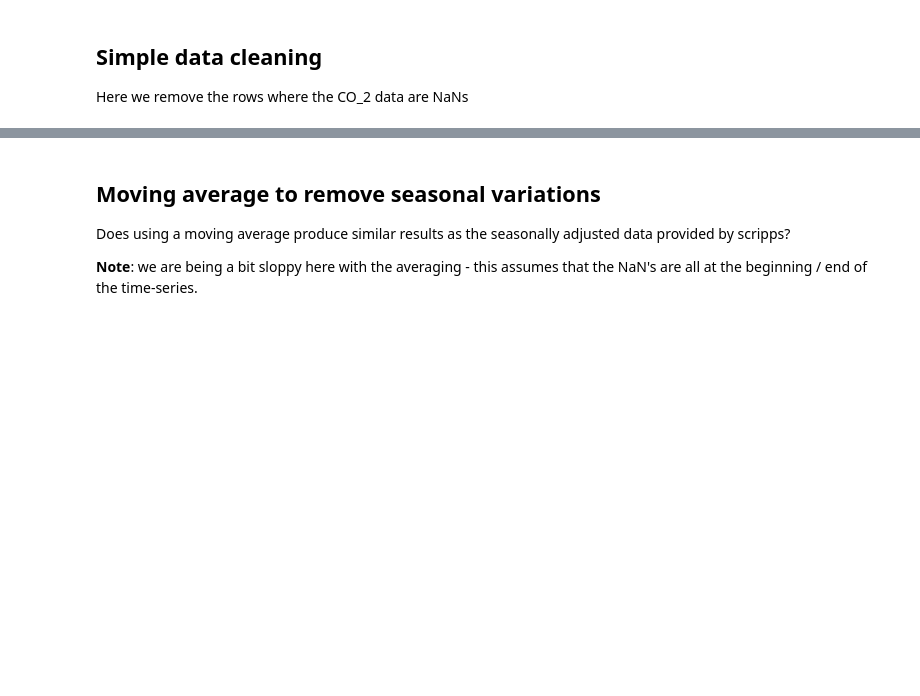
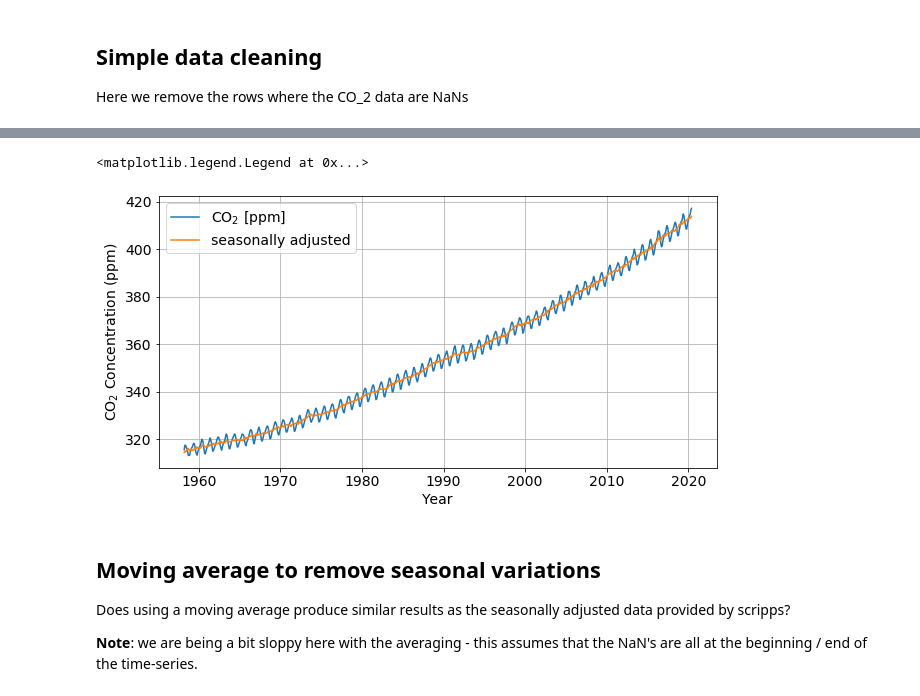
Before and after one commit to lheagy/jupyter-meets-the-earth-scratch, a Jupyter notebook: mauna-loa-c02-avg.ipynb, the cells around one changed output, grey strips where cells are left out. Saved outputs shown, nothing was run; the diff lists cells and outputs as text; code cells hidden in the pictures; blank space fills up the shorter version.

```diff
--- a/mauna-loa-c02-avg.ipynb
+++ b/mauna-loa-c02-avg.ipynb
@@ -54,17 +96,27 @@ co2_data_clean
 # %%
-fig, ax = plt.subplots(1, 1, figsize=(10, 5))
-ax.plot(
-    co2_data_clean["date"], co2_data_clean["co2"],
-    label="CO$_2$ [ppm]"
-)
-ax.plot(
-    co2_data_clean["date"], co2_data_clean["seasonally adjusted"],
-    label="seasonally adjusted",
-)
-ax.set_xlabel("Year")
-ax.set_ylabel("CO$_2$ Concentration (ppm)")
-ax.grid()
-ax.legend()
+def plot_co2(data=co2_data_clean, ax=None, xlim=None, ylim=None):
+    if ax is None:
+        fig, ax = plt.subplots(1, 1, figsize=(10, 5))
+    ax.plot(
+        data["date"], data["co2"],
+        label="CO$_2$ [ppm]"
+    )
+    ax.plot(
+        data["date"], data["seasonally adjusted"],
+        label="seasonally adjusted",
+    )
+    ax.set_xlabel("Year")
+    ax.set_ylabel("CO$_2$ Concentration (ppm)")
+    ax.set_xlim(xlim)
+    ax.set_ylim(ylim)
+    ax.grid()
+    return ax
+# %%
+ax = plot_co2()
+ax.legend()
+# %% [output]
+<matplotlib.legend.Legend at 0x...>
+[figure, added]
 # %% [markdown]
 ## Moving average to remove seasonal variations
 
```
Also changed, not shown: parts of 10 cells of this notebook.
